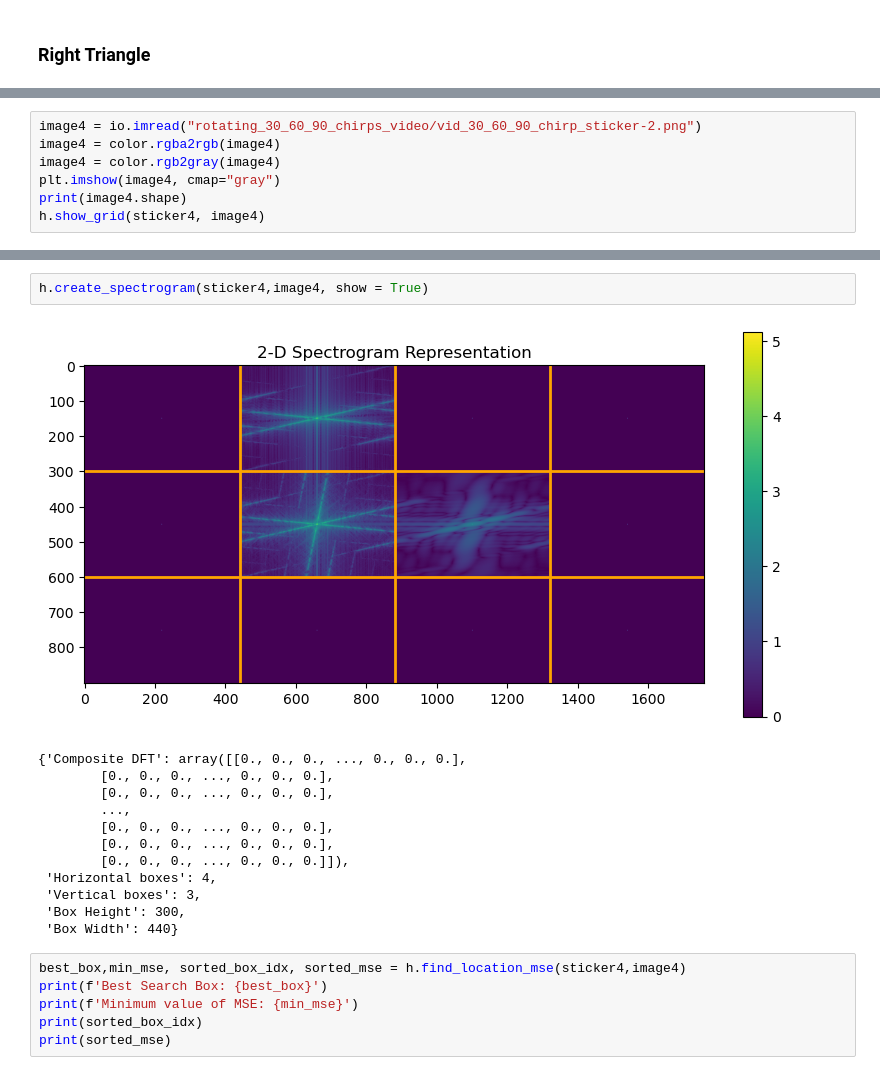
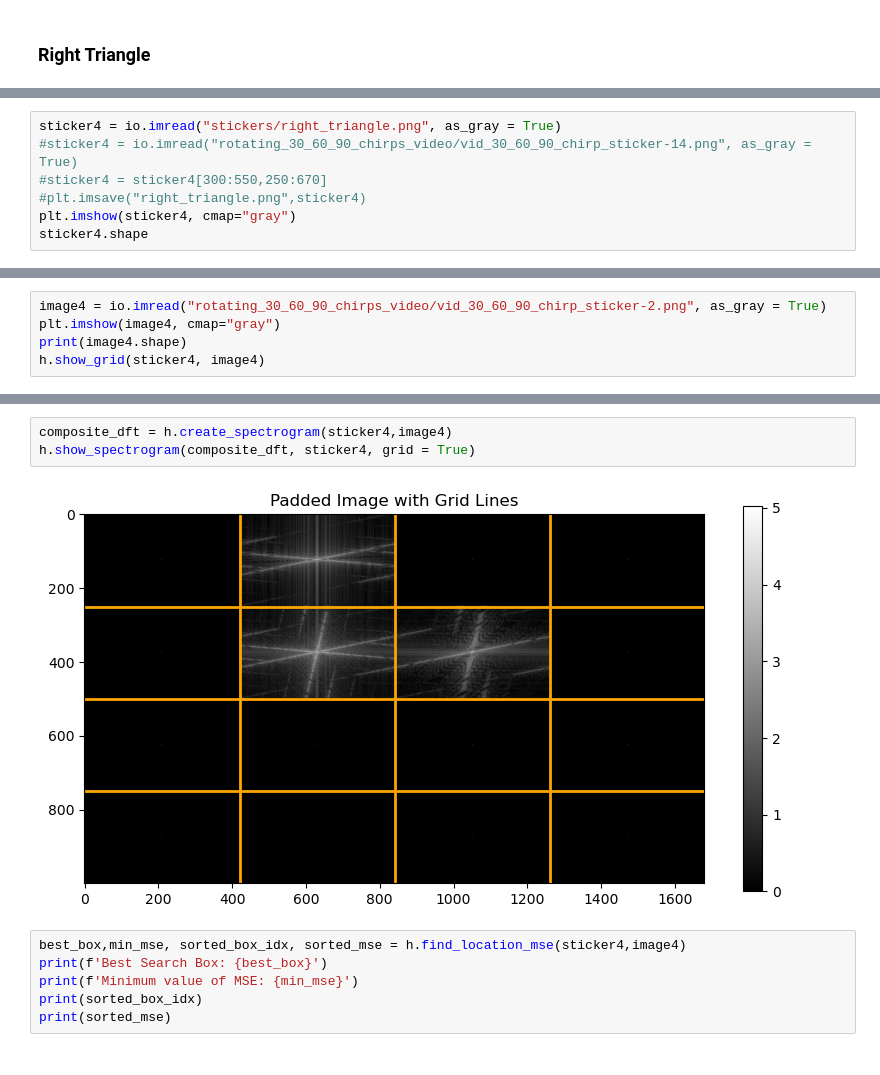
Before and after one commit to henryfriedman/Image_Processing_Project, a Jupyter notebook: post.ipynb, the cells around one changed output, grey strips where cells are left out. Cells and saved outputs as stored; diff of their text form.

Commit message:
fixed view_spectrogram

```diff
--- a/post.ipynb
+++ b/post.ipynb
@@ -215,0 +180,7 @@ sticker4 = color.rgb2gray(sticker4)
+# %%
+sticker4 = io.imread("stickers/right_triangle.png", as_gray = True)
+#sticker4 = io.imread("rotating_30_60_90_chirps_video/vid_30_60_90_chirp_sticker-14.png", as_gray = True)
+#sticker4 = sticker4[300:550,250:670]
+#plt.imsave("right_triangle.png",sticker4)
+plt.imshow(sticker4, cmap="gray")
+sticker4.shape
@@ -216,7 +190,5 @@ sticker4 = color.rgb2gray(sticker4)
 # %%
-image4 = io.imread("rotating_30_60_90_chirps_video/vid_30_60_90_chirp_sticker-2.png")
-image4 = color.rgba2rgb(image4)
-image4 = color.rgb2gray(image4)
+image4 = io.imread("rotating_30_60_90_chirps_video/vid_30_60_90_chirp_sticker-2.png", as_gray = True)
 plt.imshow(image4, cmap="gray")
 print(image4.shape)
 h.show_grid(sticker4, image4)
@@ -227,18 +199,8 @@ h.show_grid(sticker4, image4)
 # %%
-h.create_spectrogram(sticker4,image4, show = True)
+composite_dft = h.create_spectrogram(sticker4,image4)
+h.show_spectrogram(composite_dft, sticker4, grid = True)
 # %% [output]
-[figure, old version]
+[figure, new version]
-{'Composite DFT': array([[0., 0., 0., ..., 0., 0., 0.],
-        [0., 0., 0., ..., 0., 0., 0.],
-        [0., 0., 0., ..., 0., 0., 0.],
-        ...,
-        [0., 0., 0., ..., 0., 0., 0.],
-        [0., 0., 0., ..., 0., 0., 0.],
-        [0., 0., 0., ..., 0., 0., 0.]]),
- 'Horizontal boxes': 4,
- 'Vertical boxes': 3,
- 'Box Height': 300,
- 'Box Width': 440}
 # %%
 best_box,min_mse, sorted_box_idx, sorted_mse = h.find_location_mse(sticker4,image4)
 print(f'Best Search Box: {best_box}')
```
Also changed, not shown: parts of 20 cells of this notebook, 5 other files.
